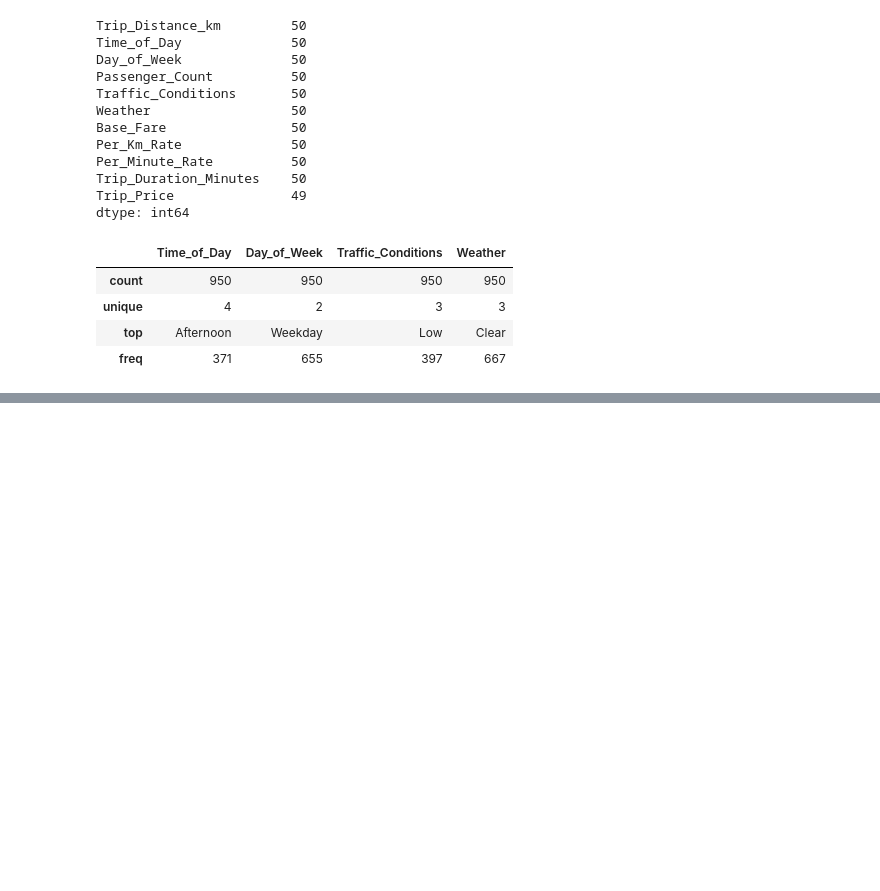
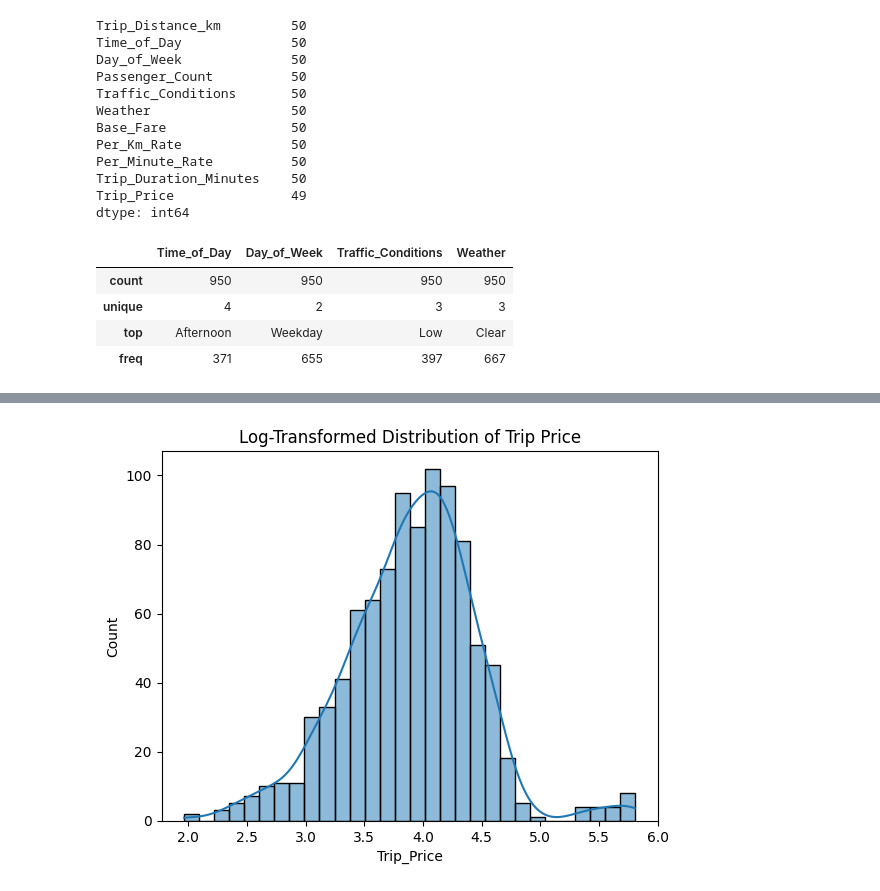
Before and after one commit to zeyad-mohvme-d/Taxi-Fare-Trip-Duration-Analytics, a Jupyter notebook: Notebook/Analysis.ipynb, the cells around one changed output, grey strips where cells are left out. Saved outputs shown, nothing was run; the diff lists cells and outputs as text; code cells hidden in the pictures; blank space fills up the shorter version.

```diff
--- a/Notebook/Analysis.ipynb
+++ b/Notebook/Analysis.ipynb
@@ -73,0 +120,6 @@ data.describe(include='O')
+# %%
+sns.histplot(np.log1p(data['Trip_Price']), bins=30, kde=True)
+plt.title('Log-Transformed Distribution of Trip Price')
+plt.show()
+# %% [output]
+[figure, added]
```
Also changed, not shown: parts of 42 cells of this notebook.
